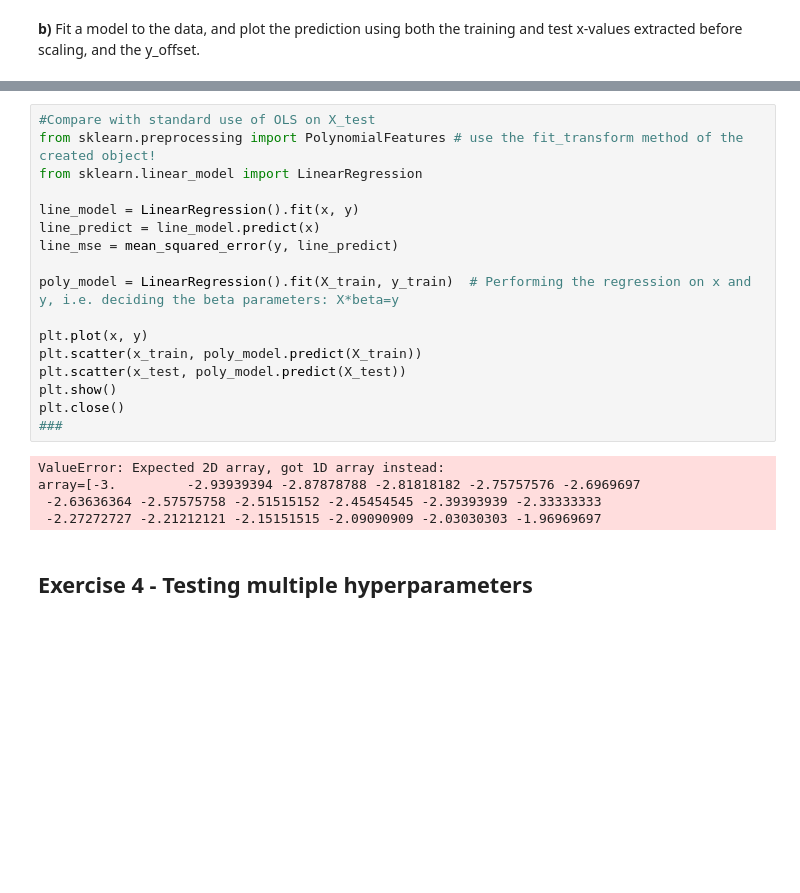
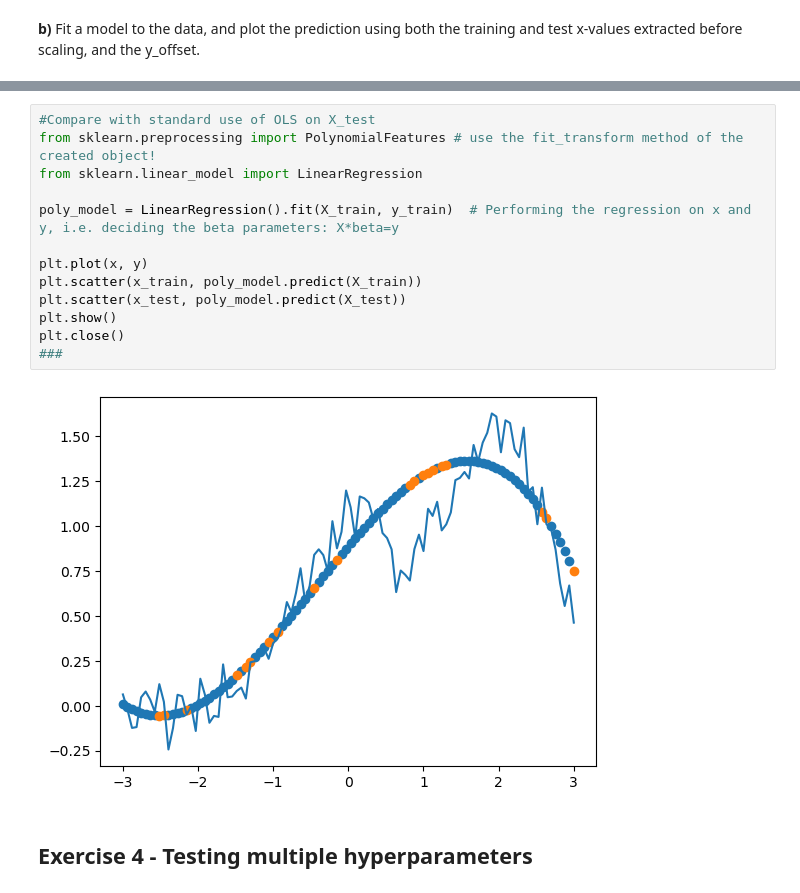
Before and after one commit to johnmagj/FYS-STK4155, a Jupyter notebook: Week36/exercises_week36.ipynb, the cells around one changed output, grey strips where cells are left out. Drawn from its saved outputs; the diff is of its cells as text; blank space fills up the shorter version.

```diff
--- a/Week36/exercises_week36.ipynb
+++ b/Week36/exercises_week36.ipynb
@@ -155,25 +157,18 @@ plt.close()
 # %%
 #Compare with standard use of OLS on X_test
 from sklearn.preprocessing import PolynomialFeatures # use the fit_transform method of the created object!
 from sklearn.linear_model import LinearRegression
-
-line_model = LinearRegression().fit(x, y)
-line_predict = line_model.predict(x)
-line_mse = mean_squared_error(y, line_predict)
 
 poly_model = LinearRegression().fit(X_train, y_train)  # Performing the regression on x and y, i.e. deciding the beta parameters: X*beta=y
 
 plt.plot(x, y)
 plt.scatter(x_train, poly_model.predict(X_train))
 plt.scatter(x_test, poly_model.predict(X_test))
 plt.show()
 plt.close()
 ###
 # %% [output]
-ValueError: Expected 2D array, got 1D array instead:
-array=[-3.         -2.93939394 -2.87878788 -2.81818182 -2.75757576 -2.6969697
- -2.63636364 -2.57575758 -2.51515152 -2.45454545 -2.39393939 -2.33333333
- -2.27272727 -2.21212121 -2.15151515 -2.09090909 -2.03030303 -1.96969697
+[figure, added]
 # %% [markdown]
 ## Exercise 4 - Testing multiple hyperparameters
 # %% [markdown]
```
Also changed, not shown: parts of 4 cells of this notebook.
